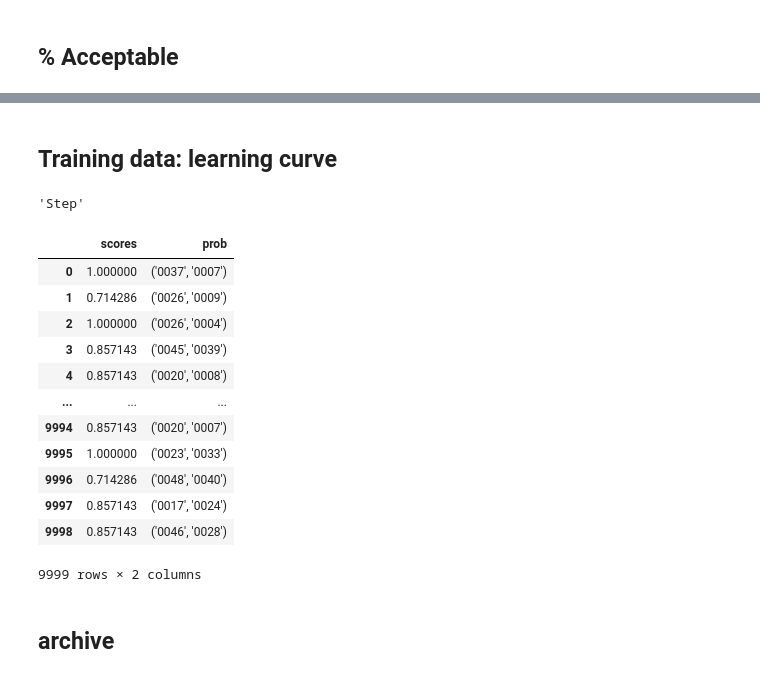
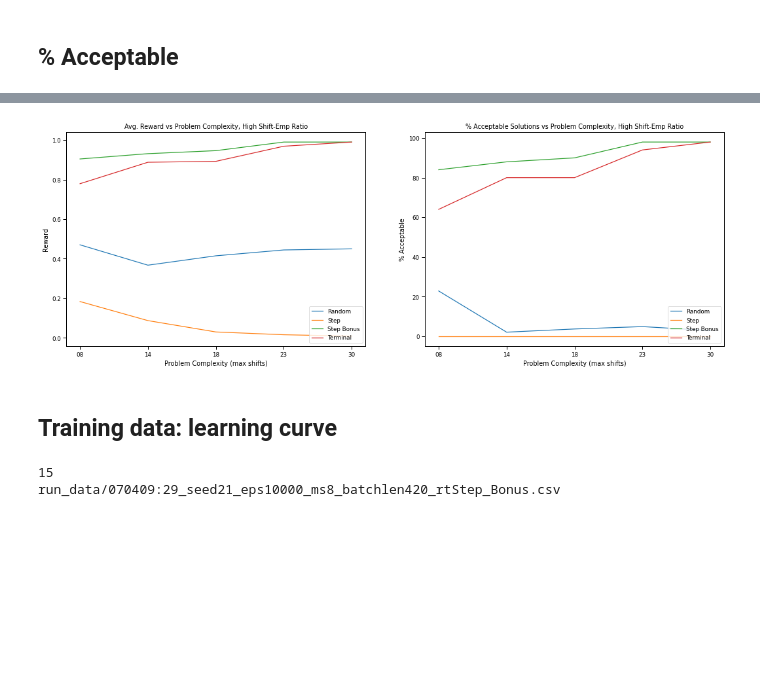
Before and after one commit to benplatten/UvA_MSc_Thesis, a Jupyter notebook: dev/reporting.ipynb, the cells around one changed output, grey strips where cells are left out. Drawn from its saved outputs; the diff is of its cells as text; code cells hidden in the pictures; blank space fills up the shorter version.

```diff
--- a/dev/reporting.ipynb
+++ b/dev/reporting.ipynb
@@ -144,26 +342,25 @@ plt.xticks(rotation=45)
+# %%
+## High ratio
+
+name='combined_high'
+title = 'Avg. Reward vs Problem Complexity, High Shift-Emp Ratio'
+title2 = '% Acceptable Solutions vs Problem Complexity, High Shift-Emp Ratio'
+
+fig, ax =plt.subplots(1,2,figsize=(18, 6), gridspec_kw={'width_ratios': [1, 1]})
+sns.lineplot(x="Problem Complexity (max shifts)", y="Reward", hue="Reward Function", data=chart_data2, ax=ax[0]).set_title(title)
+sns.lineplot(x="Problem Complexity (max shifts)", y="% Acceptable", hue="Reward Function", data=chart_data3, ax=ax[1]).set_title(title2)
+ax[0].legend(loc='lower right')
+ax[1].legend(loc='lower right')
+
+fig.savefig(f"{plots}{name}.png",bbox_inches='tight')
+# %% [output]
+[figure, added]
 # %% [markdown]
 ## Training data: learning curve
 # %%
 training_data = glob.glob("run_data/*.csv")
+print(len(training_data))
+print(training_data[10])
+# %% [output]
+15
+run_data/070409:29_seed21_eps10000_ms8_batchlen420_rtStep_Bonus.csv
-# %%
-reward_function = training_data[0].split('_')[5].split('=')[1]
-# %% [output]
-'Step'
-# %%
-pd.read_csv(training_data[0])
-# %% [output]
-|  | scores | prob |
-| 0 | 1.000000 | ('0037', '0007') |
-| 1 | 0.714286 | ('0026', '0009') |
-| 2 | 1.000000 | ('0026', '0004') |
-| 3 | 0.857143 | ('0045', '0039') |
-| 4 | 0.857143 | ('0020', '0008') |
-| ... | ... | ... |
-| 9994 | 0.857143 | ('0020', '0007') |
-| 9995 | 1.000000 | ('0023', '0033') |
-| 9996 | 0.714286 | ('0048', '0040') |
-| 9997 | 0.857143 | ('0017', '0024') |
-| 9998 | 0.857143 | ('0046', '0028') |
-9999 rows × 2 columns
-# %% [markdown]
-## archive ####
```
Also changed, not shown: parts of 28 cells of this notebook, 25 other files.
